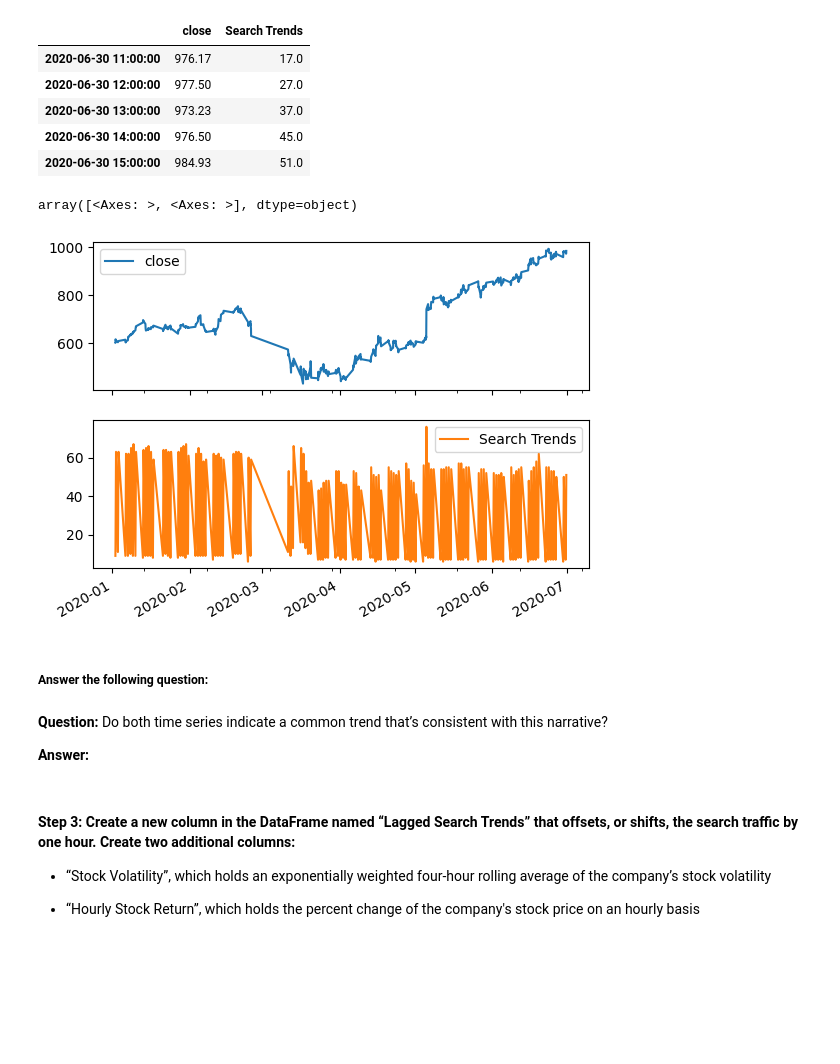
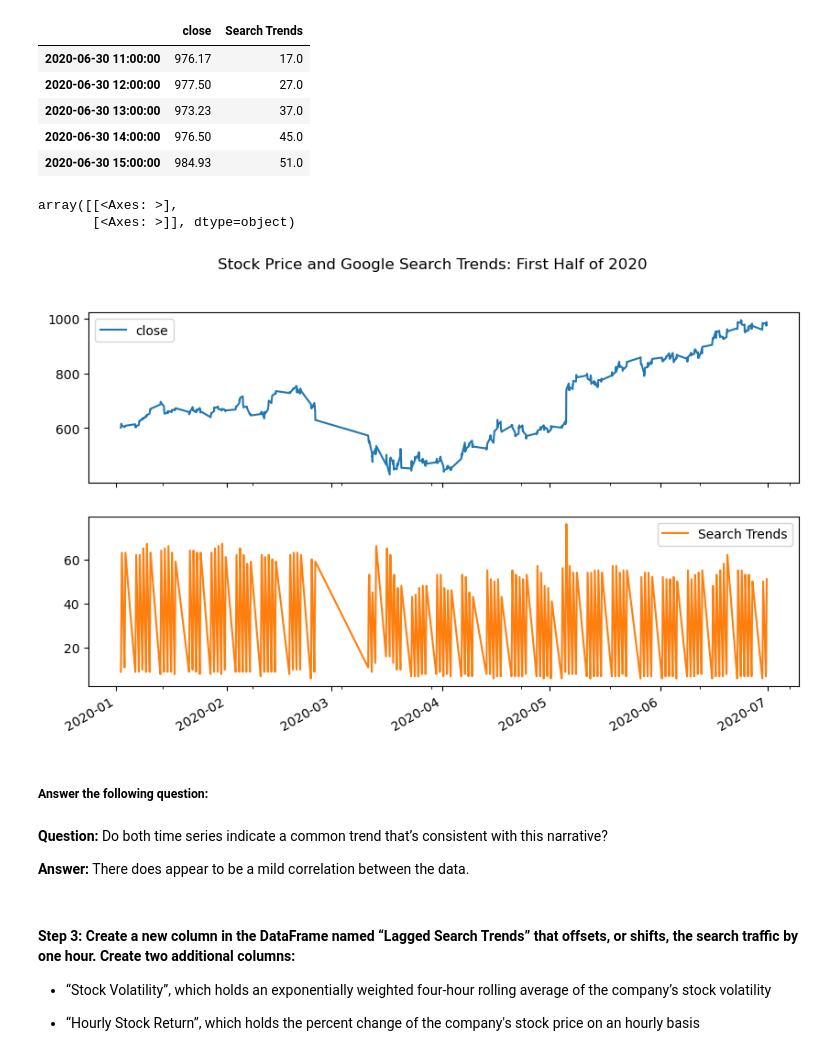
Before and after one commit to RobP910/prophet-challenge, a Jupyter notebook: forecasting_net_prophet.ipynb, the cells around one changed output. Saved outputs shown, nothing was run; the diff lists cells and outputs as text; code cells hidden in the pictures; blank space fills up the shorter version.

```diff
--- a/forecasting_net_prophet.ipynb
+++ b/forecasting_net_prophet.ipynb
@@ -322,9 +303,12 @@ display(df_mercado_stock.tail())
 # %%
 # Concatenate the df_mercado_stock DataFrame with the df_mercado_trends DataFrame
 # Concatenate the DataFrame by columns (axis=1), and drop and rows with only one column of data
-
+mercado_stock_trends_df = pd.concat([df_mercado_stock, df_mercado_trends], axis=1)
+mercado_stock_trends_df = mercado_stock_trends_df.dropna(thresh=2)
 
 # View the first and last five rows of the DataFrame
+display(mercado_stock_trends_df.head())
+display(mercado_stock_trends_df.tail())
 # %% [output]
 |  | close | Search Trends |
 | 2016-06-01 09:00:00 | 135.16 | 6.0 |
@@ -342,9 +326,11 @@ display(df_mercado_stock.tail())
 #### Step 2: Market events emerged during the year of 2020 that many companies found difficult. But, after the initial shock to global financial markets, new customers and revenue increased for e-commerce platforms. Slice the data to just the first half of 2020 (`2020-01` to `2020-06` in the DataFrame), and then plot the data. Do both time series indicate a common trend that’s consistent with this narrative?
 # %%
 # For the combined dataframe, slice to just the first half of 2020 (2020-01 through 2020-06)
-
+first_half_2020_df = mercado_stock_trends_df.loc['2020-01':'2020-06']
 
 # View the first and last five rows of first_half_2020 DataFrame
+display(first_half_2020_df.head())
+display(first_half_2020_df.tail())
 # %% [output]
 |  | close | Search Trends |
 | 2020-01-02 09:00:00 | 601.085 | 9.0 |
@@ -360,17 +346,19 @@ display(df_mercado_stock.tail())
 | 2020-06-30 15:00:00 | 984.93 | 51.0 |
 # %%
 # Visualize the close and Search Trends data
-# Plot each column on a separate axes using the following syntax
-# `plot(subplots=True)`
+# Plot each column on a separate axes using the following syntax 'plot(subplots=True)`
+# df_first_half_2020.plot(figsize=(10, 6), title='Stock Price and Google Search Trends: First Half of 2020')
+first_half_2020_df.plot(subplots=True, figsize=(10, 6), layout=(2, 1), title='Stock Price and Google Search Trends: First Half of 2020')
 # %% [output]
-array([<Axes: >, <Axes: >], dtype=object)
+array([[<Axes: >],
+       [<Axes: >]], dtype=object)
-[figure, old version]
+[figure, new version]
 # %% [markdown]
 ##### Answer the following question:
 # %% [markdown]
 **Question:** Do both time series indicate a common trend that’s consistent with this narrative?
 
-**Answer:**
+**Answer:** There does appear to be a mild correlation between the data.
 # %% [markdown]
 #### Step 3: Create a new column in the DataFrame named “Lagged Search Trends” that offsets, or shifts, the search traffic by one hour. Create two additional columns:
 
```
Also changed, not shown: parts of 28 cells of this notebook.
